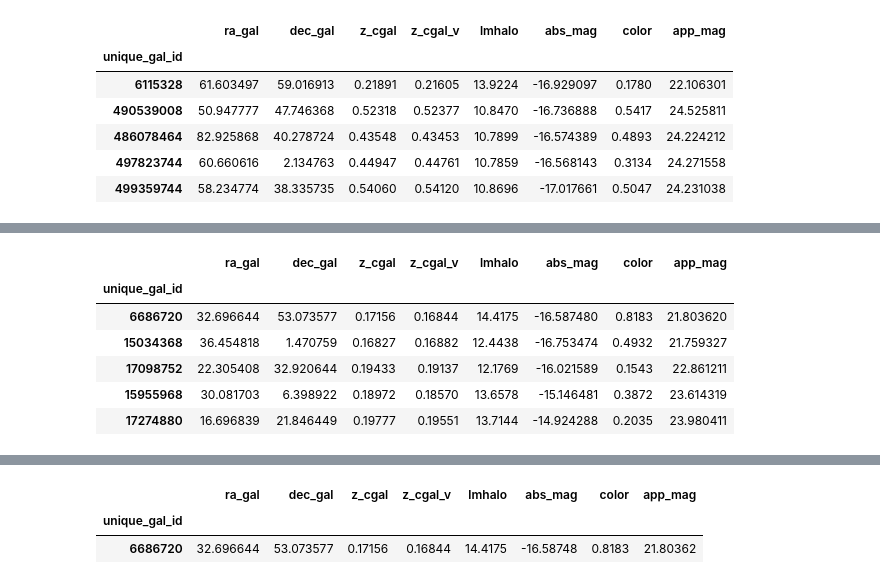
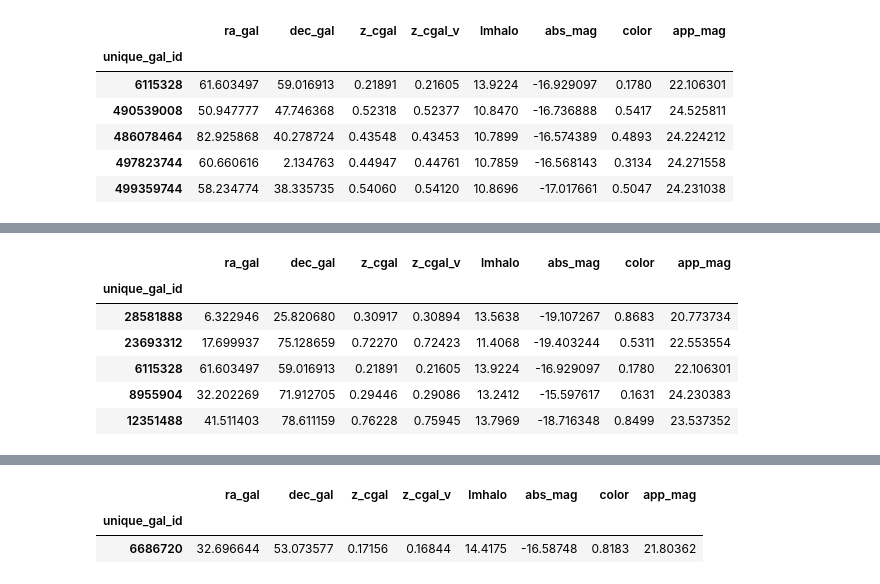
Before and after one commit to ftorradeflot/PythonMasterIFAE, a Jupyter notebook: pandas/pandas.ipynb, the cells around one changed output, grey strips where cells are left out. Saved outputs shown, nothing was run; the diff lists cells and outputs as text; code cells hidden in the pictures.

```diff
--- a/pandas/pandas.ipynb
+++ b/pandas/pandas.ipynb
@@ -25,7 +25,8 @@ import zipfile
 
 
 DATA_URL = 'https://public.pic.es/s/tOiGhyapptjxZxE/download'
-RESOURCE_FOLDER = os.path.abspath(os.path.join(os.getcwd(), '..', 'resources', 'pandas'))
+RESOURCE_FOLDER = os.path.join(os.getcwd(), '..', 'resources', 'pandas')
+#RESOURCE_FOLDER = 'C:\\user\\torradeflot\\Downloads'
 os.makedirs(RESOURCE_FOLDER, exist_ok=True)
 PANDAS_ZIP_FILE = os.path.join(RESOURCE_FOLDER, 'pandas.zip')
 print(RESOURCE_FOLDER)
@@ -1140,13 +1239,13 @@ galaxy_sample[galaxy_sample['ra_gal'] > 45].head()
 # %%
 # redshift shell
 galaxy_sample[
-    (galaxy_sample.z_cgal <= 0.2) |
-    (galaxy_sample.z_cgal >= 1.0)].head()
+    (galaxy_sample.z_cgal >= 0.2) &
+    (galaxy_sample.z_cgal <= 1.0)].head()
 # %% [output]
 |  | ra_gal | dec_gal | z_cgal | z_cgal_v | lmhalo | abs_mag | color | app_mag |
 | unique_gal_id |  |  |  |  |  |  |  |  |
-| 6686720 | 32.696644 | 53.073577 | 0.17156 | 0.16844 | 14.4175 | -16.587480 | 0.8183 | 21.803620 |
-| 15034368 | 36.454818 | 1.470759 | 0.16827 | 0.16882 | 12.4438 | -16.753474 | 0.4932 | 21.759327 |
-| 17098752 | 22.305408 | 32.920644 | 0.19433 | 0.19137 | 12.1769 | -16.021589 | 0.1543 | 22.861211 |
-| 15955968 | 30.081703 | 6.398922 | 0.18972 | 0.18570 | 13.6578 | -15.146481 | 0.3872 | 23.614319 |
-| 17274880 | 16.696839 | 21.846449 | 0.19777 | 0.19551 | 13.7144 | -14.924288 | 0.2035 | 23.980411 |
+| 28581888 | 6.322946 | 25.820680 | 0.30917 | 0.30894 | 13.5638 | -19.107267 | 0.8683 | 20.773734 |
+| 23693312 | 17.699937 | 75.128659 | 0.72270 | 0.72423 | 11.4068 | -19.403244 | 0.5311 | 22.553554 |
+| 6115328 | 61.603497 | 59.016913 | 0.21891 | 0.21605 | 13.9224 | -16.929097 | 0.1780 | 22.106301 |
+| 8955904 | 32.202269 | 71.912705 | 0.29446 | 0.29086 | 13.2412 | -15.597617 | 0.1631 | 24.230383 |
+| 12351488 | 41.511403 | 78.611159 | 0.76228 | 0.75945 | 13.7969 | -18.716348 | 0.8499 | 23.537352 |
```
Also changed, not shown: parts of 32 cells of this notebook, 5 other files.
